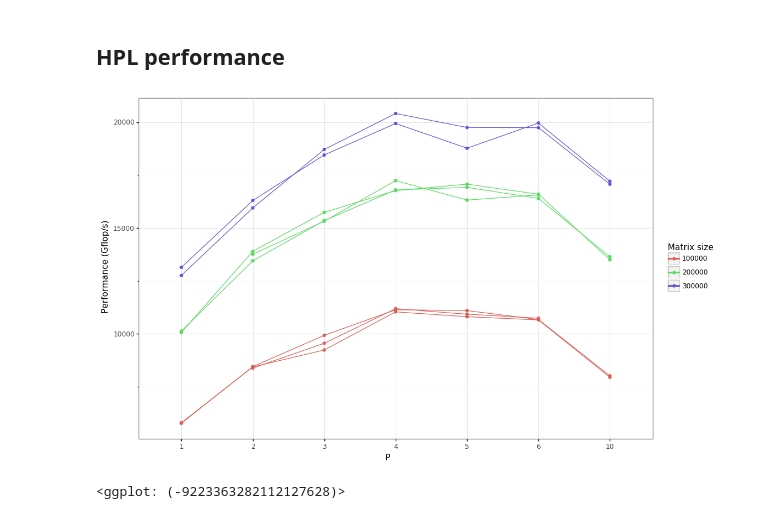
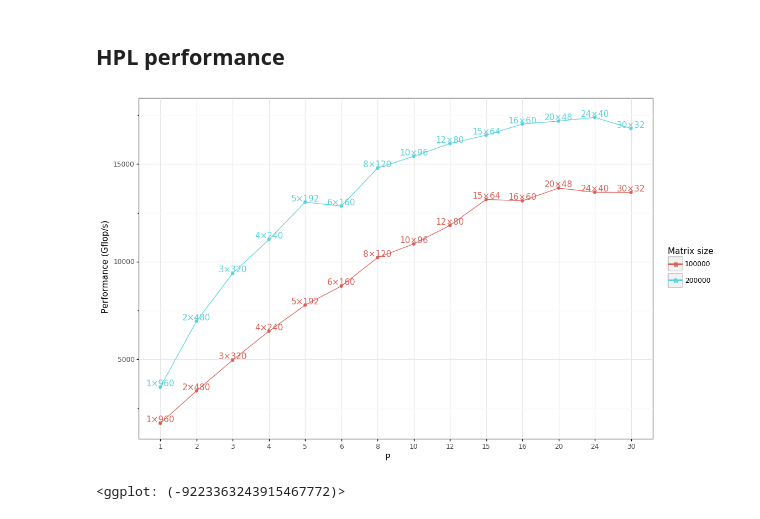
Before and after one commit to Ezibenroc/calibration_analysis, a Jupyter notebook: dahu/hpl/geometry.ipynb, the cells around one changed output. Saved outputs shown, nothing was run; the diff lists cells and outputs as text; code cells hidden in the pictures.

Commit message:
Impact of the geometry on HPL performance (real runs, one MPI rank per core)

```diff
--- a/dahu/hpl/geometry.ipynb
+++ b/dahu/hpl/geometry.ipynb
@@ -29,7 +29,7 @@ def read_result(name):
     df['filename'] = name
     return df
 
-directory = 'geometry/1'
+directory = 'geometry/2'
 archives = [os.path.join(directory, f) for f in os.listdir(directory)]
 
 df = pandas.concat([read_result(a) for a in archives])
@@ -67,13 +74,13 @@ df[list(colnames)].drop_duplicates()
 # %%
 df['group'] = df['filename'] + ':' + df['matrix_size'].astype(str)
 (ggplot(df)
     + aes(x='factor(proc_p)', y='gflops', color='factor(matrix_size)', group='group')
     + geom_point()
-#    + geom_text(aes(label='geometry'), position=position_nudge(y=200))
+    + geom_text(aes(label='geometry'), position=position_nudge(y=200))
     + geom_line()
     + theme_bw()
     + labs(x='P', y='Performance (Gflop/s)', color='Matrix size')
 )
 # %% [output]
-[figure, old version]
+[figure, new version]
-<ggplot: (-9223363282112127628)>
+<ggplot: (-9223363243915467772)>
```
Also changed, not shown: parts of 2 cells of this notebook, 1 other file.
